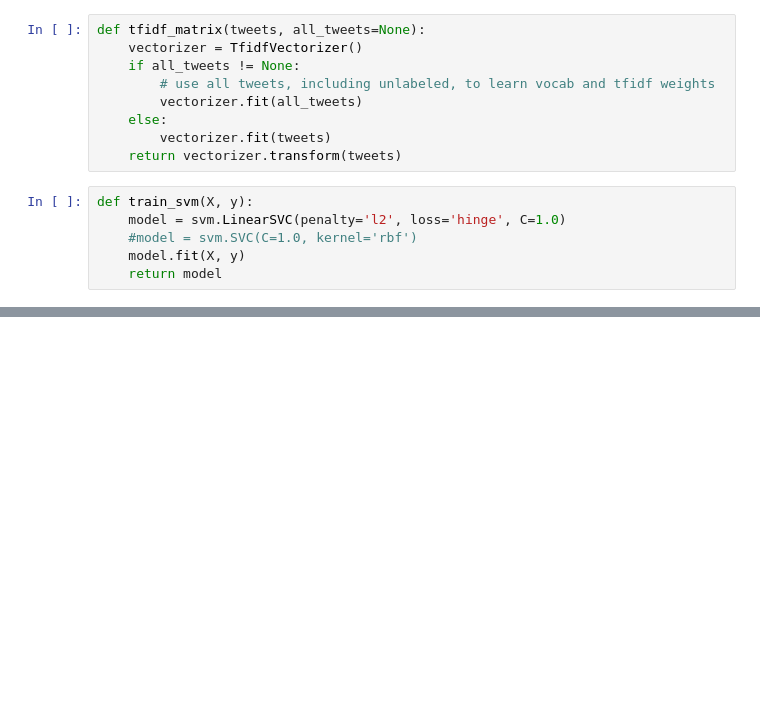
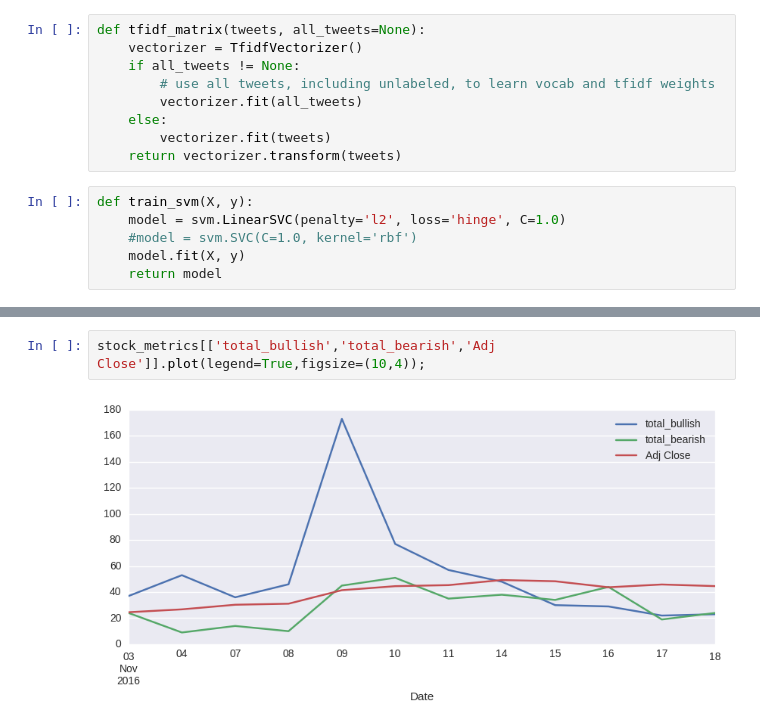
Before and after one commit to Frank-node/stocktwits_analysis, a Jupyter notebook: stocktwits_analysis.ipynb, the cells around one changed output, grey strips where cells are left out. Drawn from its saved outputs; the diff is of its cells as text; blank space fills up the shorter version.

```diff
--- a/stocktwits_analysis.ipynb
+++ b/stocktwits_analysis.ipynb
@@ -185,0 +331,4 @@ Test set accuracy = 0.825059
+# %%
+stock_metrics[['total_bullish','total_bearish','Adj Close']].plot(legend=True,figsize=(10,4));
+# %% [output]
+[figure, added]
```
Also changed, not shown: parts of 16 cells of this notebook.
